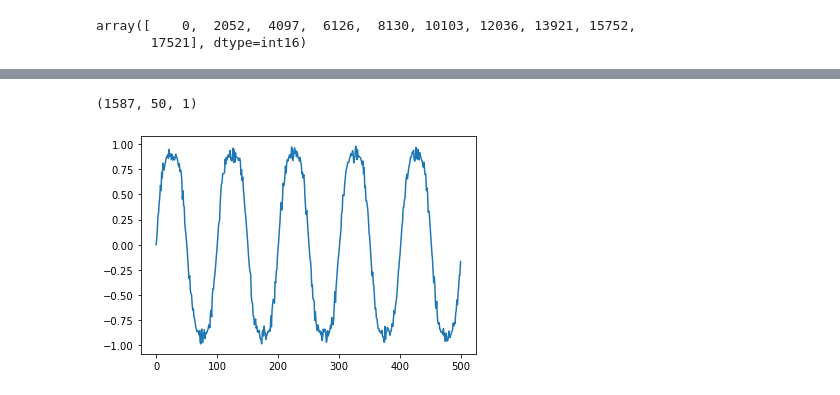
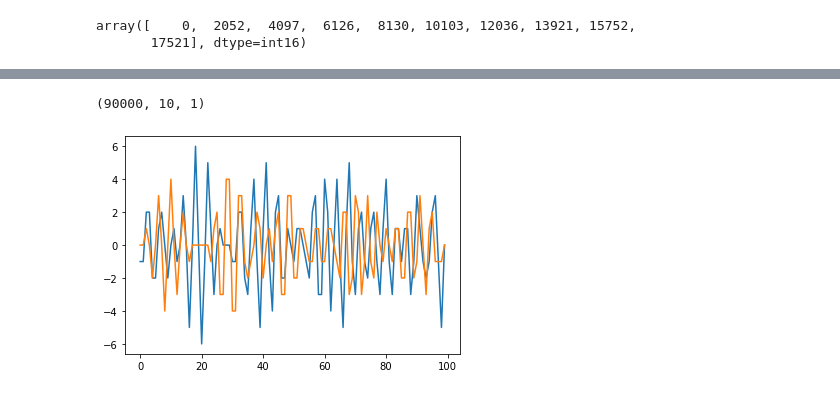
Before and after one commit to wesleygas/AudiorepML, a Jupyter notebook: SinewaveTest.ipynb, the cells around one changed output, grey strips where cells are left out. Saved outputs shown, nothing was run; the diff lists cells and outputs as text; code cells hidden in the pictures.

```diff
--- a/SinewaveTest.ipynb
+++ b/SinewaveTest.ipynb
@@ -51,0 +50,20 @@ samplesize = 50
+# %%
+tf.config.list_physical_devices('GPU')
+import os
+from os.path import join as pjoin
+import simpleaudio as sa
+from scipy.io import wavfile
+
+
+original_data_dir = pjoin(os.getcwd(),"..\\AudioFiles","wavs")
+compressed_data_dir = pjoin(os.getcwd(),"..\\AudioFiles","medio")
+original_fname = pjoin(original_data_dir, '55_tdcast.wav')
+compressed_fname = pjoin(compressed_data_dir, '55_tdcast.wav')
+
+samplerate_original, original_data = wavfile.read(original_fname)
+print(f"number of channels = {original_data.shape[1]}")
+
+length = original_data.shape[0] / samplerate
+print(f"length = {length}s")
+
+samplerate_compressed, compressed_data = wavfile.read(compressed_fname)
@@ -52,3 +102,7 @@ samplesize = 50
+# %%
+samplesize = 10
+clean_audio = original_data[:500000]
+dirty_audio = compressed_data[:500000]
 # %%
 def getSamplesFromFile(file, samplesize):
     n_chunks = len(file)//samplesize
@@ -62,10 +116,11 @@ Y_train,Y_valid = y[:val_start],y[val_start:]
 # %%
 X_train.shape
 # %% [output]
-(1587, 50, 1)
+(90000, 10, 1)
 # %%
 plt.plot(X_train[0:10].reshape(-1))
+plt.plot(Y_train[0:10].reshape(-1))
 plt.show()
 # %% [output]
-[figure, old version]
+[figure, new version]
 # %%
```
Also changed, not shown: parts of 32 cells of this notebook.
